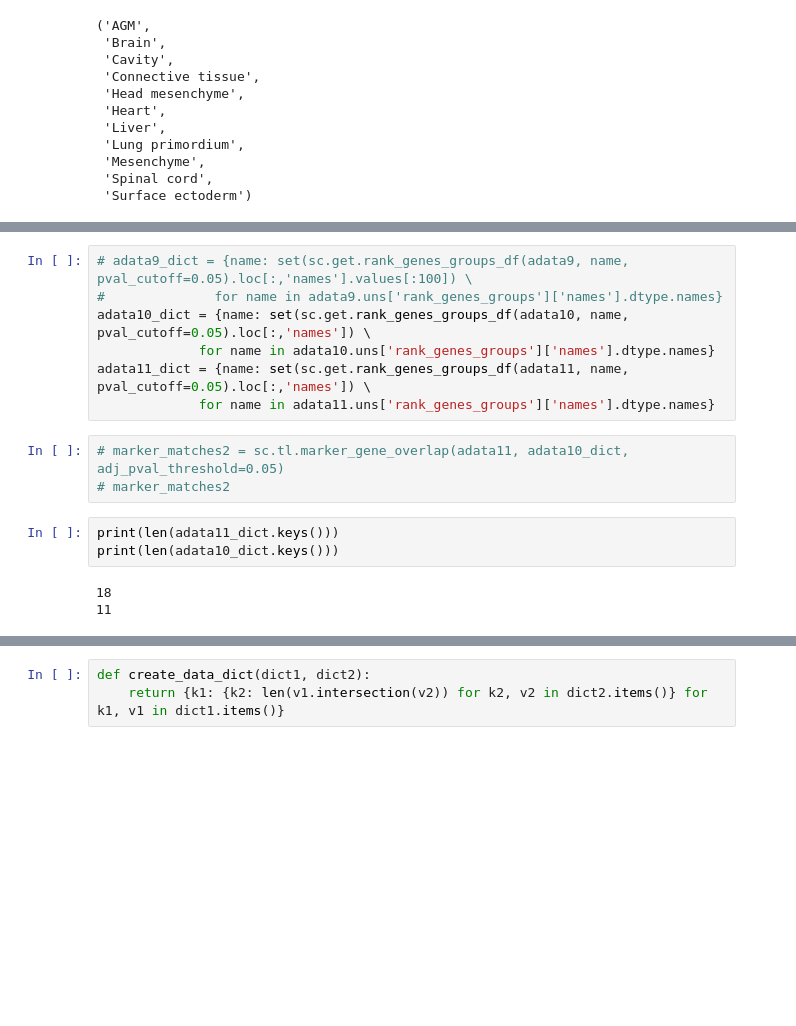
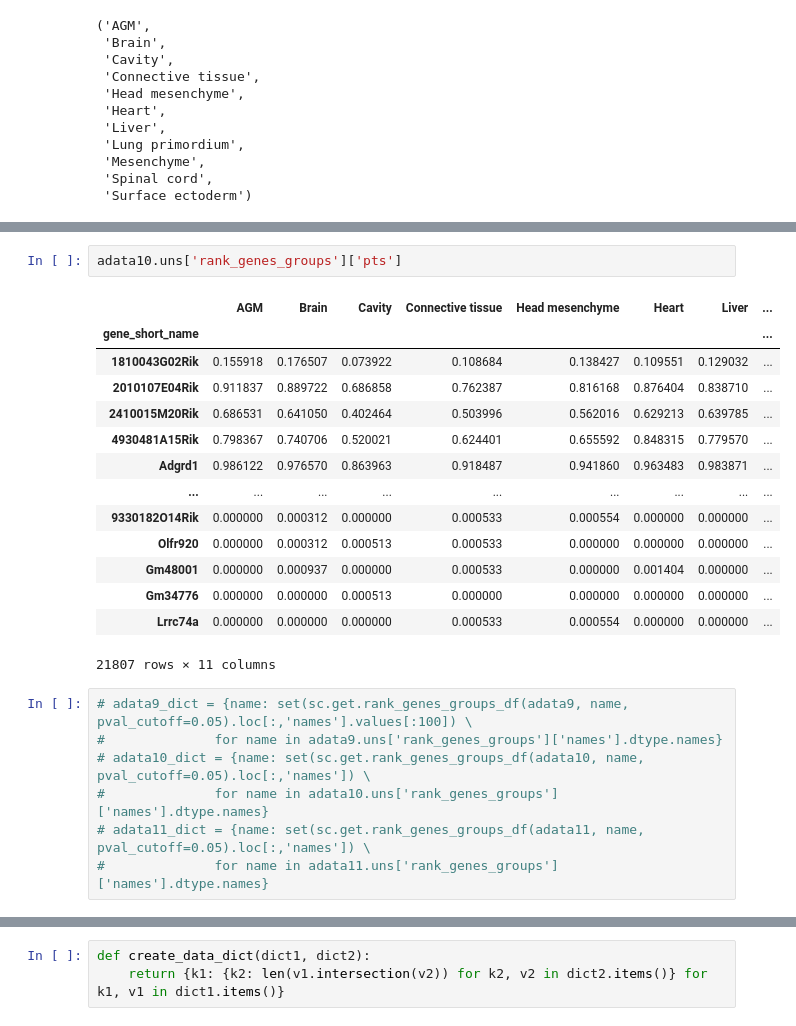
Before and after one commit to vladimirkovacevic/clustering-framework, a Jupyter notebook: analysis/mga.ipynb, the cells around one changed output, grey strips where cells are left out. Drawn from its saved outputs; the diff is of its cells as text; blank space fills up the shorter version.

```diff
--- a/analysis/mga.ipynb
+++ b/analysis/mga.ipynb
@@ -61,16 +95,24 @@ adata10.uns['rank_genes_groups']['names'].dtype.names
+# %%
+adata10.uns['rank_genes_groups']['pts']
+# %% [output]
+|  | AGM | Brain | Cavity | Connective tissue | Head mesenchyme | Heart | Liver | ... |
+| gene_short_name |  |  |  |  |  |  |  | ... |
+| 1810043G02Rik | 0.155918 | 0.176507 | 0.073922 | 0.108684 | 0.138427 | 0.109551 | 0.129032 | ... |
+| 2010107E04Rik | 0.911837 | 0.889722 | 0.686858 | 0.762387 | 0.816168 | 0.876404 | 0.838710 | ... |
+| 2410015M20Rik | 0.686531 | 0.641050 | 0.402464 | 0.503996 | 0.562016 | 0.629213 | 0.639785 | ... |
+| 4930481A15Rik | 0.798367 | 0.740706 | 0.520021 | 0.624401 | 0.655592 | 0.848315 | 0.779570 | ... |
+| Adgrd1 | 0.986122 | 0.976570 | 0.863963 | 0.918487 | 0.941860 | 0.963483 | 0.983871 | ... |
+| ... | ... | ... | ... | ... | ... | ... | ... | ... |
+| 9330182O14Rik | 0.000000 | 0.000312 | 0.000000 | 0.000533 | 0.000554 | 0.000000 | 0.000000 | ... |
+| Olfr920 | 0.000000 | 0.000312 | 0.000513 | 0.000533 | 0.000000 | 0.000000 | 0.000000 | ... |
+| Gm48001 | 0.000000 | 0.000937 | 0.000000 | 0.000533 | 0.000000 | 0.001404 | 0.000000 | ... |
+| Gm34776 | 0.000000 | 0.000000 | 0.000513 | 0.000000 | 0.000000 | 0.000000 | 0.000000 | ... |
+| Lrrc74a | 0.000000 | 0.000000 | 0.000000 | 0.000533 | 0.000554 | 0.000000 | 0.000000 | ... |
+21807 rows × 11 columns
 # %%
 # adata9_dict = {name: set(sc.get.rank_genes_groups_df(adata9, name, pval_cutoff=0.05).loc[:,'names'].values[:100]) \
 #              for name in adata9.uns['rank_genes_groups']['names'].dtype.names}
-adata10_dict = {name: set(sc.get.rank_genes_groups_df(adata10, name, pval_cutoff=0.05).loc[:,'names']) \
-             for name in adata10.uns['rank_genes_groups']['names'].dtype.names}
-adata11_dict = {name: set(sc.get.rank_genes_groups_df(adata11, name, pval_cutoff=0.05).loc[:,'names']) \
-             for name in adata11.uns['rank_genes_groups']['names'].dtype.names}
+# adata10_dict = {name: set(sc.get.rank_genes_groups_df(adata10, name, pval_cutoff=0.05).loc[:,'names']) \
+#              for name in adata10.uns['rank_genes_groups']['names'].dtype.names}
+# adata11_dict = {name: set(sc.get.rank_genes_groups_df(adata11, name, pval_cutoff=0.05).loc[:,'names']) \
+#              for name in adata11.uns['rank_genes_groups']['names'].dtype.names}
-# %%
-# marker_matches2 = sc.tl.marker_gene_overlap(adata11, adata10_dict, adj_pval_threshold=0.05)
-# marker_matches2
-# %%
-print(len(adata11_dict.keys()))
-print(len(adata10_dict.keys()))
-# %% [output]
-18
-11
```
Also changed, not shown: parts of 9 cells of this notebook.
